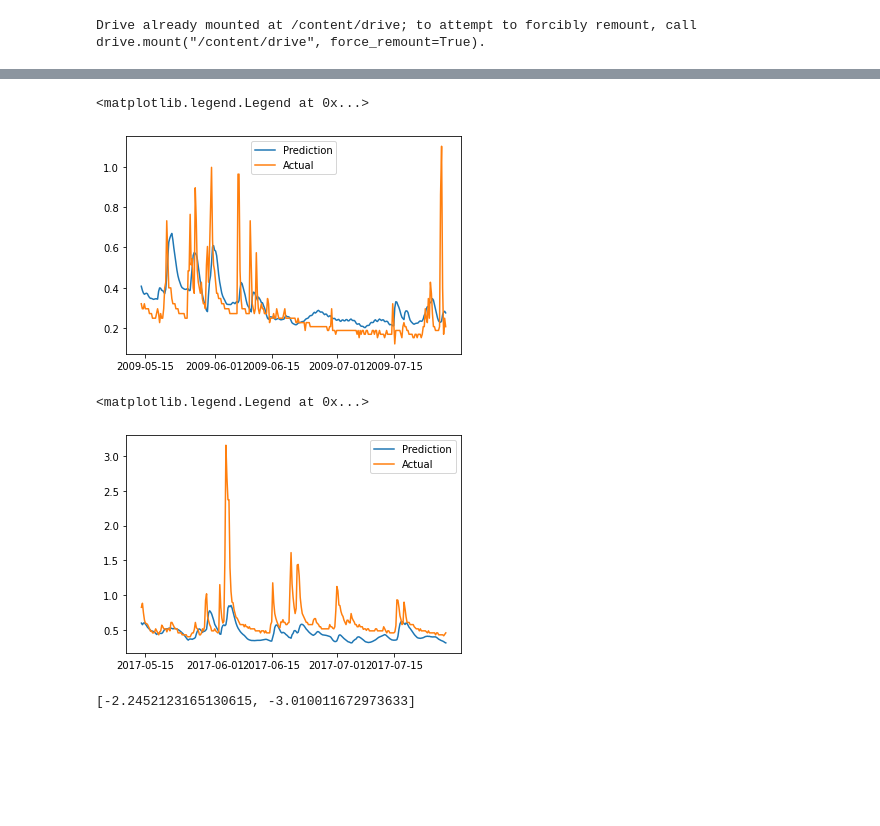
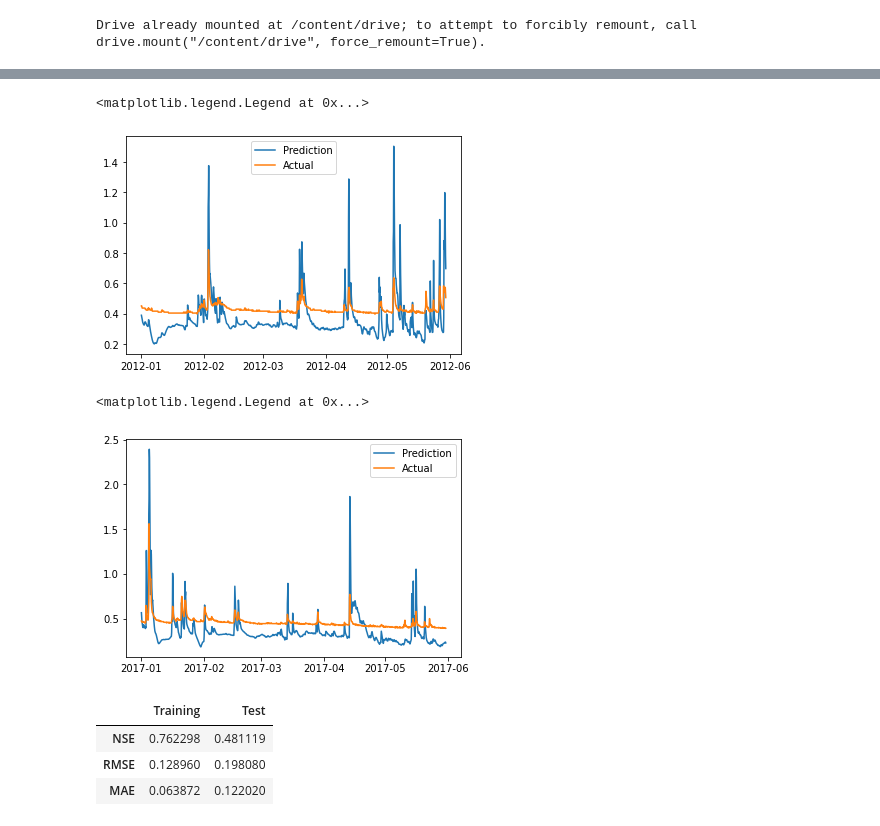
Before and after one commit to OrhanDT/masterThesis, a Jupyter notebook: Waldangelbach_Discharge_LSTM.ipynb, the cells around one changed output, grey strips where cells are left out. Saved outputs shown, nothing was run; the diff lists cells and outputs as text; code cells hidden in the pictures; blank space fills up the shorter version.

```diff
--- a/Waldangelbach_Discharge_LSTM.ipynb
+++ b/Waldangelbach_Discharge_LSTM.ipynb
@@ -97,8 +97,8 @@ Text(1.0, 0.7, 'discharge')
 # SCALING (USER INPUT)
 
 # Select scaling options: StandardScaler(), MinMaxScaler(), MinMaxScaler(feature_range(xi,xf)), etc
-scaler_forcing = MinMaxScaler()
-scaler_discharge = MinMaxScaler()
+scaler_forcing = StandardScaler()
+scaler_discharge = StandardScaler()
 
 #####
 
@@ -127,8 +127,8 @@ plt.plot(test_time,test_discharge,'r')
 # %%
 # GENERATE SAMPLES TO USE IN LSTM NETWORK (USER INPUT)
 
-# Select how many data should be used from the past in one sample to predict the value at time 't'
-window_size = 4*365 # 6-hours in one-year
+# Select how many data should be used in one sample from the past to predict the value at time 't'
+window_size = 8*365 # number of data in one sample of training data
 
 #####
 
@@ -157,6 +157,8 @@ y_test = np.asarray(y_test).astype(np.float32)
 # %%
 # MODEL ARCHITECTURE (USER INPUT)
 
+model_savepath = 'model/'
+tensor_savepath = 'log/'
 model = Sequential()
 model.add(LSTM(20, activation='tanh', input_shape=(X_train.shape[1], X_train.shape[2]), return_sequences=True))
 model.add(LSTM(20, activation='tanh', return_sequences=False))
@@ -166,5 +168,7 @@ model.add(Dense(20))
 model.compile(optimizer='adam', loss='mse')
 model.summary()
 
-cp = ModelCheckpoint('model/', save_best_only=True)
+cp = ModelCheckpoint(model_savepath, save_best_only=True)
+cp2 = TensorBoard(log_dir=tensor_savepath)
+cp3 = EarlyStopping(patience=3)
 # %% [output]
@@ -218,39 +222,58 @@ WARNING:absl:<keras.layers.recurrent.LSTMCell object at 0x...> has the same name
 # %%
 # IMPORT MODEL AND PREDICT TRAINING AND TEST DATA (NO USER INPUT)
 
-model = load_model('model/')
+model = load_model(model_savepath)
 train_predictions = model.predict(X_train).mean(axis=1)
 test_predictions = model.predict(X_test).mean(axis=1)
 
-train_predictions = train_predictions.reshape(train_predictions.shape[0],1)
-test_predictions = test_predictions.reshape(test_predictions.shape[0],1)
-y_train = y_train.reshape(y_train.shape[0],y_train.shape[1])
-y_test = y_test.reshape(y_test.shape[0],y_test.shape[1])
+train_predictions = scaler_discharge.inverse_transform(train_predictions.reshape(train_predictions.shape[0],1))
+test_predictions = scaler_discharge.inverse_transform(test_predictions.reshape(test_predictions.shape[0],1))
+y_train = scaler_discharge.inverse_transform(y_train.reshape(y_train.shape[0],y_train.shape[1]))
+y_test = scaler_discharge.inverse_transform(y_test.reshape(y_test.shape[0],y_test.shape[1]))
 # %%
 # VISUALISATION TRAINING DATA (USER INPUT)
 
-plt.plot(train_time[900:1200],scaler_discharge.inverse_transform(train_predictions)[900:1200,0],label = 'Prediction')
-plt.plot(train_time[900:1200],scaler_discharge.inverse_transform(y_train)[900:1200,0],label = 'Actual')
+plt.plot(train_time[0:1200],train_predictions[0:1200,0],label = 'Prediction')
+plt.plot(train_time[0:1200],y_train[0:1200,0],label = 'Actual')
 plt.legend()
 # %% [output]
 <matplotlib.legend.Legend at 0x...>
-[figure, old version]
+[figure, new version]
 # %%
 # VISUALISATION TEST DATA (USER INPUT)
-plt.plot(test_time[900:1200],scaler_discharge.inverse_transform(test_predictions)[300:600,0],label = 'Prediction')
-plt.plot(test_time[900:1200],scaler_discharge.inverse_transform(y_test)[300:600,0],label = 'Actual')
+plt.plot(test_time[0:1200],test_predictions[0:1200,0],label = 'Prediction')
+plt.plot(test_time[0:1200],y_test[0:1200,0],label = 'Actual')
 plt.legend()
 # %% [output]
 <matplotlib.legend.Legend at 0x...>
-[figure, old version]
+[figure, new version]
-# %%
-# PERFORMANCE METRICS (NO USER INPUT)
-
-# NSE
-def nse(predictions, targets):
-    return (1-(np.sum((predictions-targets)**2)/np.sum((targets-np.mean(targets))**2)))
-
-NSE_values = [nse(y_train,train_predictions),nse(y_test,test_predictions)]
-NSE_values
-# %% [output]
-[-2.2452123165130615, -3.010011672973633]
+# %%
+# PERFORMANCE METRICS (NO USER INPUT)
+
+error_table = np.zeros((3,2))
+# NSE
+def nse(target, prediction):
+  return (1-(np.sum(np.square(target-prediction))/np.sum(np.square(target-np.mean(target)))))
+
+# RMSE
+def rmse(target,prediction):
+  return (np.sqrt(( np.square(target-prediction) ).mean()))
+
+# MAE
+def mae(target,prediction):
+  return (abs(target-prediction).mean())
+
+error_table[0,0] = nse(y_train,train_predictions)
+error_table[1,0] = rmse(y_train,train_predictions)
+error_table[2,0] = mae(y_train,train_predictions)
+error_table[0,1] = nse(y_test,test_predictions)
+error_table[1,1] = rmse(y_test,test_predictions)
+error_table[2,1] = mae(y_test,test_predictions)
+
+error_table = pd.DataFrame(error_table,columns=['Training','Test'],index=['NSE','RMSE','MAE'])
+error_table
+# %% [output]
+|  | Training | Test |
+| NSE | 0.762298 | 0.481119 |
+| RMSE | 0.128960 | 0.198080 |
+| MAE | 0.063872 | 0.122020 |
```
Also changed, not shown: parts of 8 cells of this notebook.
